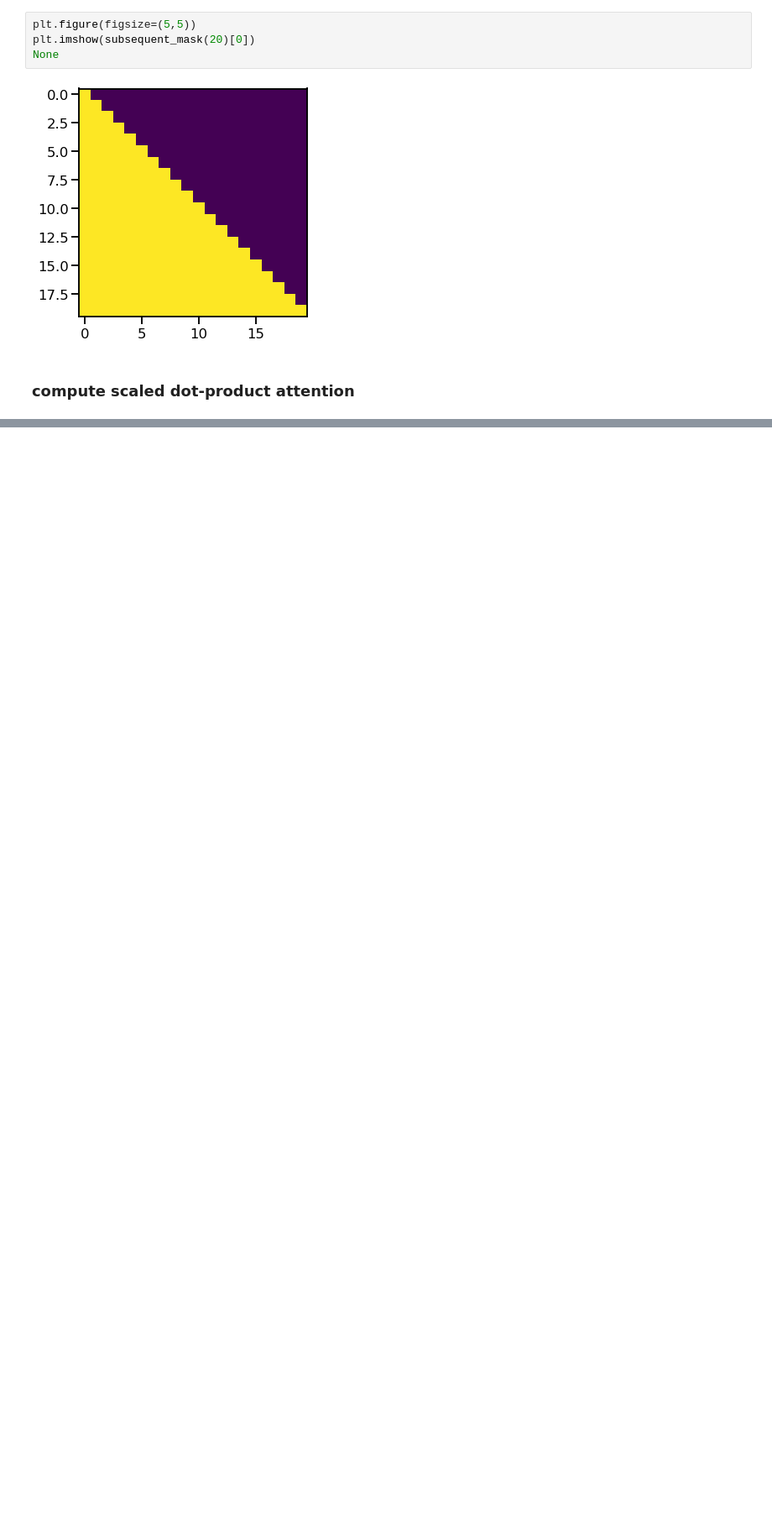
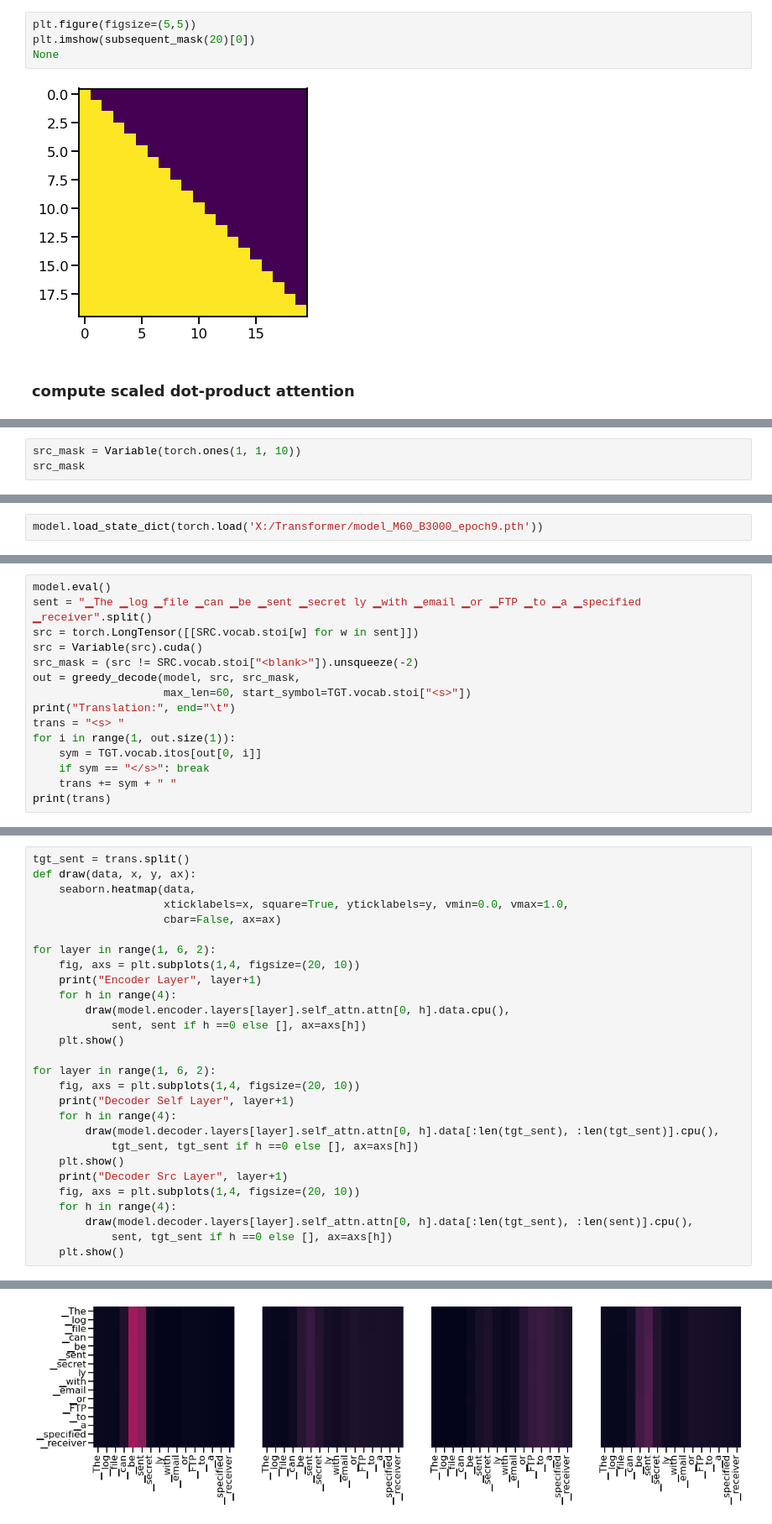
Before and after one commit to HuHang-koko5/BERT, a Jupyter notebook: Transformer.ipynb, the cells around one changed output, grey strips where cells are left out. Shown at 84% size. Drawn from its saved outputs; the diff is of its cells as text; blank space fills up the shorter version.

```diff
--- a/Transformer.ipynb
+++ b/Transformer.ipynb
@@ -188,0 +617,3 @@ def attention(query, key, value, mask=None, dropout=None):
+# %%
+src_mask = Variable(torch.ones(1, 1, 10))
+src_mask
@@ -188,0 +743,2 @@ def attention(query, key, value, mask=None, dropout=None):
+# %%
+model.load_state_dict(torch.load('X:/Transformer/model_M60_B3000_epoch9.pth'))
@@ -188,0 +801,15 @@ def attention(query, key, value, mask=None, dropout=None):
+# %%
+model.eval()
+sent = "▁The ▁log ▁file ▁can ▁be ▁sent ▁secret ly ▁with ▁email ▁or ▁FTP ▁to ▁a ▁specified ▁receiver".split()
+src = torch.LongTensor([[SRC.vocab.stoi[w] for w in sent]])
+src = Variable(src).cuda()
+src_mask = (src != SRC.vocab.stoi["<blank>"]).unsqueeze(-2)
+out = greedy_decode(model, src, src_mask,
+                    max_len=60, start_symbol=TGT.vocab.stoi["<s>"])
+print("Translation:", end="\t")
+trans = "<s> "
+for i in range(1, out.size(1)):
+    sym = TGT.vocab.itos[out[0, i]]
+    if sym == "</s>": break
+    trans += sym + " "
+print(trans)
@@ -188,0 +818,29 @@ def attention(query, key, value, mask=None, dropout=None):
+# %%
+tgt_sent = trans.split()
+def draw(data, x, y, ax):
+    seaborn.heatmap(data,
+                    xticklabels=x, square=True, yticklabels=y, vmin=0.0, vmax=1.0,
+                    cbar=False, ax=ax)
+
+for layer in range(1, 6, 2):
+    fig, axs = plt.subplots(1,4, figsize=(20, 10))
+    print("Encoder Layer", layer+1)
+    for h in range(4):
+        draw(model.encoder.layers[layer].self_attn.attn[0, h].data.cpu(),
+            sent, sent if h ==0 else [], ax=axs[h])
+    plt.show()
+
+for layer in range(1, 6, 2):
+    fig, axs = plt.subplots(1,4, figsize=(20, 10))
+    print("Decoder Self Layer", layer+1)
+    for h in range(4):
+        draw(model.decoder.layers[layer].self_attn.attn[0, h].data[:len(tgt_sent), :len(tgt_sent)].cpu(),
+            tgt_sent, tgt_sent if h ==0 else [], ax=axs[h])
+    plt.show()
+    print("Decoder Src Layer", layer+1)
+    fig, axs = plt.subplots(1,4, figsize=(20, 10))
+    for h in range(4):
+        draw(model.decoder.layers[layer].self_attn.attn[0, h].data[:len(tgt_sent), :len(sent)].cpu(),
+            sent, tgt_sent if h ==0 else [], ax=axs[h])
+    plt.show()
+# %% [output]
@@ -188,0 +848 @@ def attention(query, key, value, mask=None, dropout=None):
+[figure, added]
```
Also changed, not shown: parts of 58 cells of this notebook.
